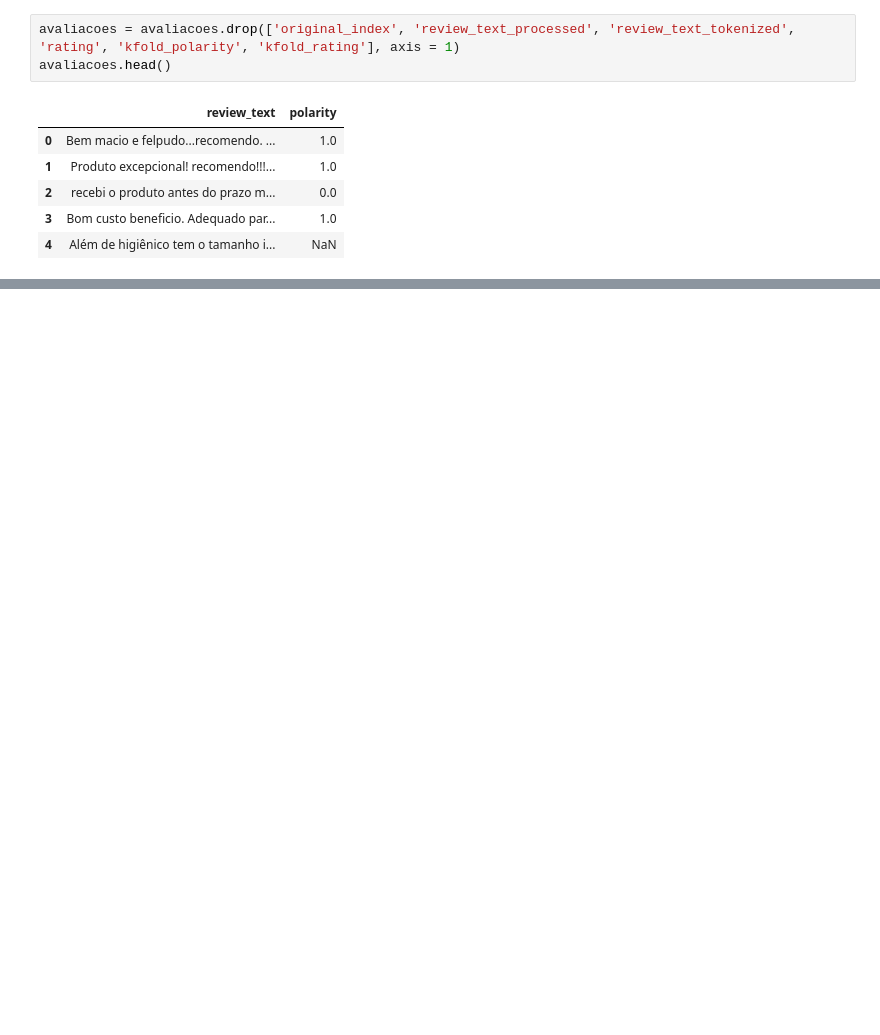
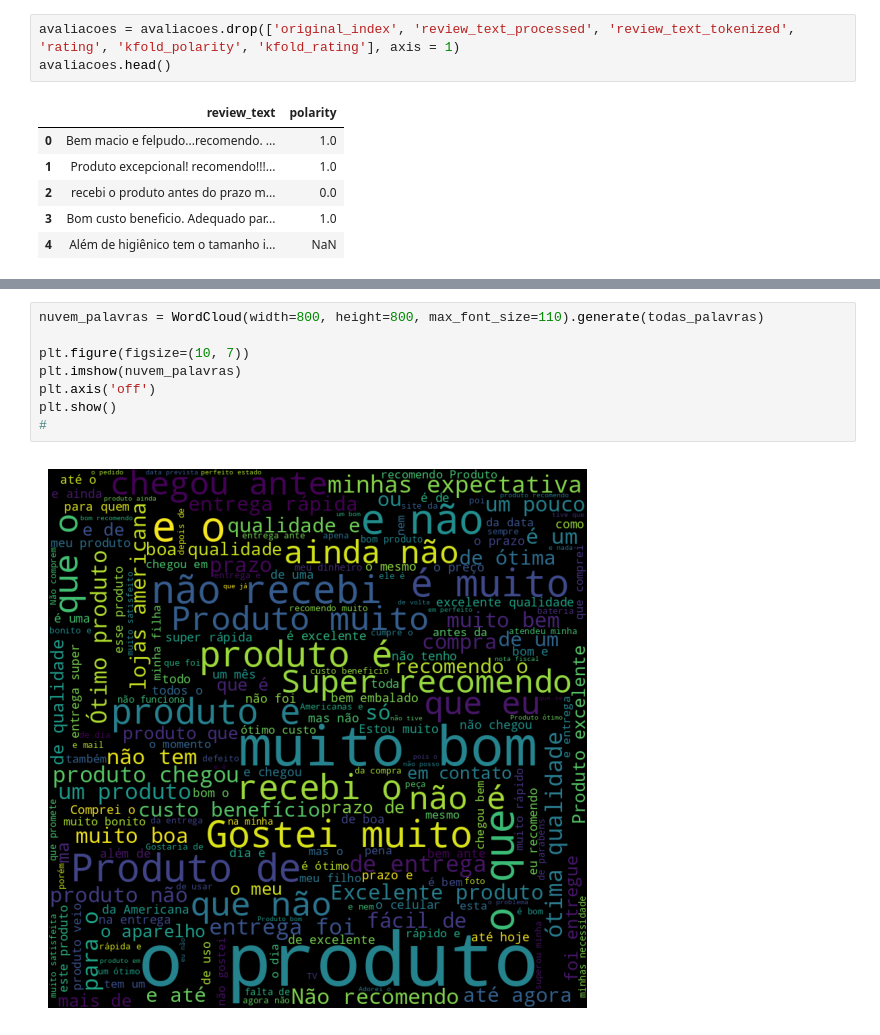
Before and after one commit to AnaPRodrigues/postech-ia, a Jupyter notebook: Classificador_avaliacao.ipynb, the cells around one changed output, grey strips where cells are left out. Cells and saved outputs as stored; diff of their text form; blank space fills up the shorter version.

```diff
--- a/Classificador_avaliacao.ipynb
+++ b/Classificador_avaliacao.ipynb
@@ -24,0 +185,10 @@ avaliacoes.head()
+# %%
+nuvem_palavras = WordCloud(width=800, height=800, max_font_size=110).generate(todas_palavras)
+
+plt.figure(figsize=(10, 7))
+plt.imshow(nuvem_palavras)
+plt.axis('off')
+plt.show()
+#
+# %% [output]
+[figure, added]
```
Also changed, not shown: parts of 19 cells of this notebook.
